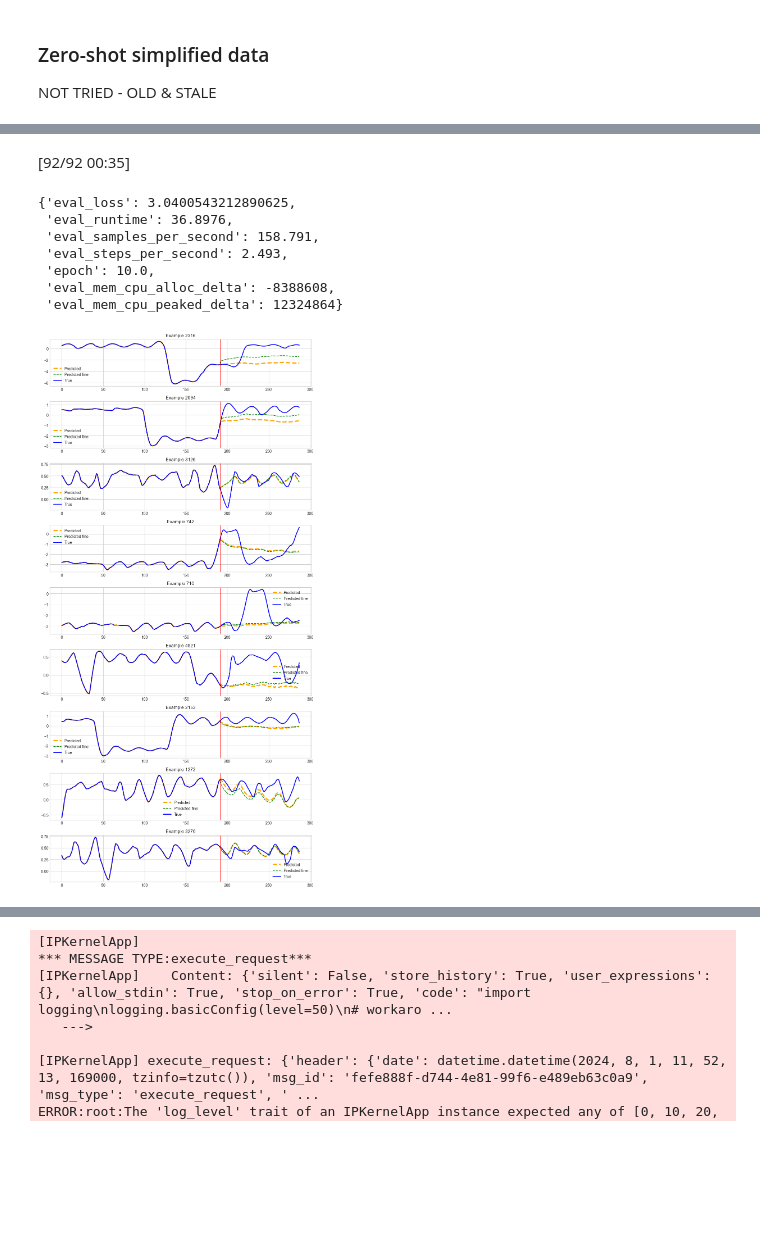
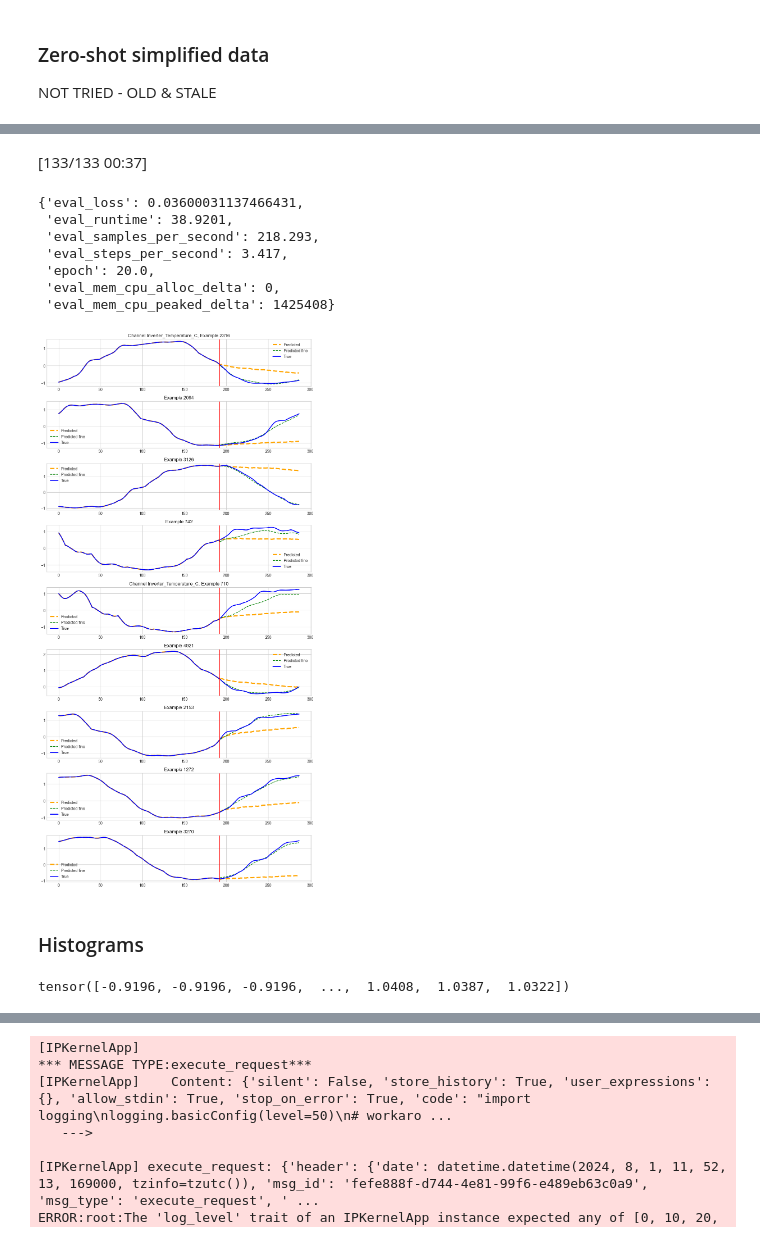
Before and after one commit to sedgewickmm18/notebooks-attic, a Jupyter notebook: Apply TTMs to Solar.ipynb, the cells around one changed output, grey strips where cells are left out. Drawn from its saved outputs; the diff is of its cells as text; code cells hidden in the pictures; blank space fills up the shorter version.

```diff
--- a/Apply TTMs to Solar.ipynb
+++ b/Apply TTMs to Solar.ipynb
@@ -300,0 +382,11 @@ zeroshot_trainer.evaluate(test_dataset)
+# %%
+# move by steps of 96
+my_samples = torch.stack([test_dataset[i]['past_values'] for i in range(0, 8673, 96)]) # range(0,8673, 96)
+y = torch.stack([test_dataset[i]['future_values'] for i in range(0, 8673, 96)])
+
+output = zeroshot_trainer.model(my_samples)
+y_hat = output.prediction_outputs[:, :, :]  #.detach().cpu().numpy()
+#y = "future_values"][:pred_len, channel]
+#y =
+y_hat.shape, y.shape
+#test_dataset[0]['future_values'].shape
@@ -310,12 +441,16 @@ y_fine = output_fine.prediction_outputs[:, :, channel].detach().cpu().numpy()
 # %%
+import torch.nn as nn
 dset = test_dataset
-channel = 1
+channel = 5
 truncate_history = True
 index_list = [2316, 2094, 3126, 742, 710, 4921, 2153, 1272,3270]
 my_samples = torch.stack([dset[i]["past_values"] for i in index_list])
 #zeroshot_trainer.model = trainer.model.to(device)
 output = zeroshot_trainer.model(my_samples)
 output_fine = finetune_forecast_trainer.model(my_samples)
+
+y_hatT = output.prediction_outputs[:, :, channel]
+y_fineT = output_fine.prediction_outputs[:, :, channel]
 
 y_hat = output.prediction_outputs[:, :, channel].detach().cpu().numpy()
 y_fine = output_fine.prediction_outputs[:, :, channel].detach().cpu().numpy()
@@ -337,16 +472,27 @@ for i, ri in enumerate(index_list):
         x = batch["past_values"][:, channel].squeeze().cpu().numpy()
     y = np.concatenate((x, y), axis=0)
 
+
+
     # Plot predicted values with a dashed line
     y_hat_plot = np.concatenate((x, y_hat[i, ...]), axis=0)
-    axs[i].plot(y_hat_plot, label="Predicted", linestyle="--", color="orange", linewidth=3)
+    axs[i].plot(y_hat_plot, label="Forecasted zero", linestyle="--", color="orange", linewidth=3)
 
     # Plot predicted values with a dashed line
     y_fine_plot = np.concatenate((x, y_fine[i, ...]), axis=0)
-    axs[i].plot(y_fine_plot, label="Predicted fine", linestyle="--", color="green", linewidth=1.5)
+    axs[i].plot(y_fine_plot, label="Forecasted fine", linestyle="--", color="green", linewidth=1.5)
 
     # Plot true values with a solid line
     axs[i].plot(y, label="True", linestyle="-", color="blue", linewidth=2)
+
+    #yT = torch.unsqueeze(torch.unsqueeze(torch.from_numpy(y),1),1)
+    #yhatT = torch.unsqueeze(torch.unsqueeze(torch.from_numpy(y_hat_plot),1),1)
+    #print(yT.shape, yhatT.shape, ashift_loss(yT, yhatT))
+    #MSE = torch.nn.MSELoss(yT, yhatT).item()
+    #overall, shift, amp, phase, mse = tildeq_loss(yT, yhatT)
+    #losses = "Loss: MSE " + str(mse) + ", Shift " + str(shift) + ", AMP " + str(amp) + ", Phase " + str(phase)
+    #axs[i].plot([], [], ' ', label=losses)
+
 
     # Plot horizon border
     axs[i].axvline(x=2 * pred_len, color="r", linestyle="-")
@@ -499,7 +646,7 @@ split_config = {
                 "test": 0.7
             }
 
-data = df_bv_sim.copy()
+data = df_solar_sim.copy()
 
 column_specifiers = {
     "timestamp_column": timestamp_column,
@@ -559,7 +707,7 @@ finetune_forecast_model_sim = TinyTimeMixerForPrediction.from_pretrained("ibm/TT
 
 # Important parameters
 learning_rate = 0.001
-num_epochs = 10 # Ideally, we need more epochs (try offline preferably in a gpu for faster computation)
+num_epochs = 20 # Ideally, we need more epochs (try offline preferably in a gpu for faster computation)
 batch_size = 64
 # %%
 finetune_forecast_args = TrainingArguments(
@@ -628,17 +782,17 @@ TrainOutput(global_step=180, training_loss=0.9516279061635335, metrics={'train_r
 # %%
 finetune_forecast_trainer_sim.evaluate(test_dataset)
 # %% [output]
-[92/92 00:35]
+[133/133 00:37]
-{'eval_loss': 3.0400543212890625,
- 'eval_runtime': 36.8976,
- 'eval_samples_per_second': 158.791,
- 'eval_steps_per_second': 2.493,
- 'epoch': 10.0,
- 'eval_mem_cpu_alloc_delta': -8388608,
- 'eval_mem_cpu_peaked_delta': 12324864}
+{'eval_loss': 0.03600031137466431,
+ 'eval_runtime': 38.9201,
+ 'eval_samples_per_second': 218.293,
+ 'eval_steps_per_second': 3.417,
+ 'epoch': 20.0,
+ 'eval_mem_cpu_alloc_delta': 0,
+ 'eval_mem_cpu_peaked_delta': 1425408}
 # %%
 dset = test_dataset
-channel = 2
+channel = 1
 truncate_history = True
 index_list = [2316, 2094, 3126, 742, 710, 4921, 2153, 1272,3270]
 my_samples = torch.stack([dset[i]["past_values"] for i in index_list])
@@ -658,32 +812,43 @@ fig, axs = plt.subplots(len(index_list), 1, figsize=(10, 20))
 
 for i, ri in enumerate(index_list):
     batch = dset[ri]
 
     y = batch["future_values"][:pred_len, channel].squeeze().cpu().numpy()
     if truncate_history:
         x = batch["past_values"][-2 * pred_len :, channel].squeeze().cpu().numpy()
     else:
         x = batch["past_values"][:, channel].squeeze().cpu().numpy()
     y = np.concatenate((x, y), axis=0)
 
     # Plot predicted values with a dashed line
     y_hat_plot = np.concatenate((x, y_hat[i, ...]), axis=0)
     axs[i].plot(y_hat_plot, label="Predicted", linestyle="--", color="orange", linewidth=3)
 
     # Plot predicted values with a dashed line
     y_fine_plot = np.concatenate((x, y_fine[i, ...]), axis=0)
     axs[i].plot(y_fine_plot, label="Predicted fine", linestyle="--", color="green", linewidth=1.5)
 
     # Plot true values with a solid line
     axs[i].plot(y, label="True", linestyle="-", color="blue", linewidth=2)
 
     # Plot horizon border
     axs[i].axvline(x=2 * pred_len, color="r", linestyle="-")
 
-    axs[i].set_title(f"Example {index_list[i]}")
+    if i==0 or i==4:
+        axs[i].set_title(f"Channel {cols[channel]}, Example {index_list[i]}")
+    else:
+        axs[i].set_title(f"Example {index_list[i]}")
     axs[i].legend()
 
 # Adjust overall layout
 plt.tight_layout()
 # %% [output]
-[figure, old version]
+[figure, new version]
+# %% [markdown]
+### Histograms
+# %%
+power_kw = torch.from_numpy(df_solar['Power_kW'].values).to(torch.float32)
+univariate = power_kw
+print(univariate)
+# %% [output]
+tensor([-0.9196, -0.9196, -0.9196,  ...,  1.0408,  1.0387,  1.0322])
```
Also changed, not shown: parts of 58 cells of this notebook, 1 other file.
